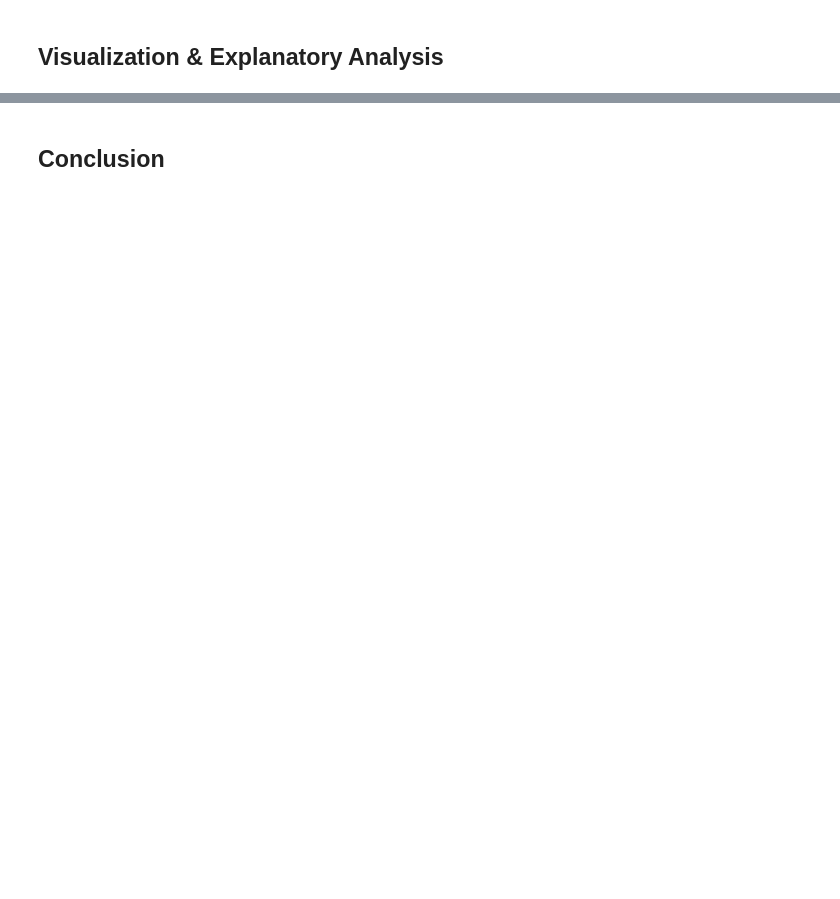
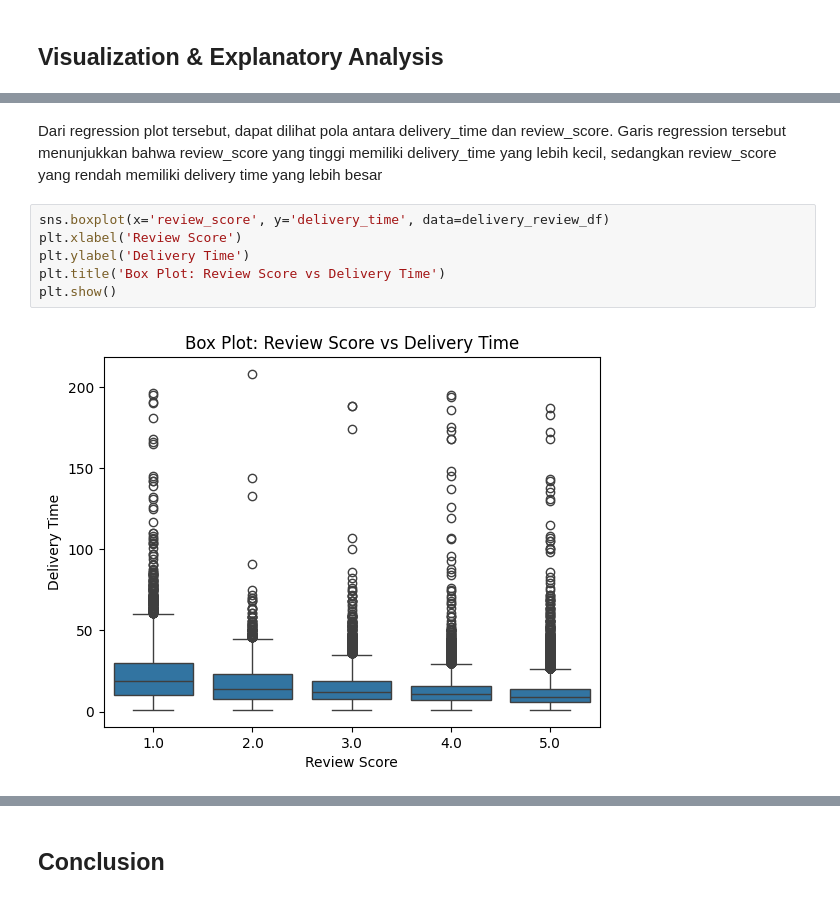
Before and after one commit to SofiaFei/submission, a Jupyter notebook: notebook.ipynb, the cells around one changed output, grey strips where cells are left out. Cells and saved outputs as stored; diff of their text form; blank space fills up the shorter version.

```diff
--- a/notebook.ipynb
+++ b/notebook.ipynb
@@ -1317,0 +1413,10 @@ dapat dilihat bahwa delivery_time berpengaruh pada tingginya review_score penggu
+# %% [markdown]
+Dari regression plot tersebut, dapat dilihat pola antara delivery_time dan review_score. Garis regression tersebut menunjukkan bahwa review_score yang tinggi memiliki delivery_time yang lebih kecil, sedangkan review_score yang rendah memiliki delivery time yang lebih besar
+# %%
+sns.boxplot(x='review_score', y='delivery_time', data=delivery_review_df)
+plt.xlabel('Review Score')
+plt.ylabel('Delivery Time')
+plt.title('Box Plot: Review Score vs Delivery Time')
+plt.show()
+# %% [output]
+[figure, added]
```
Also changed, not shown: parts of 25 cells of this notebook.
